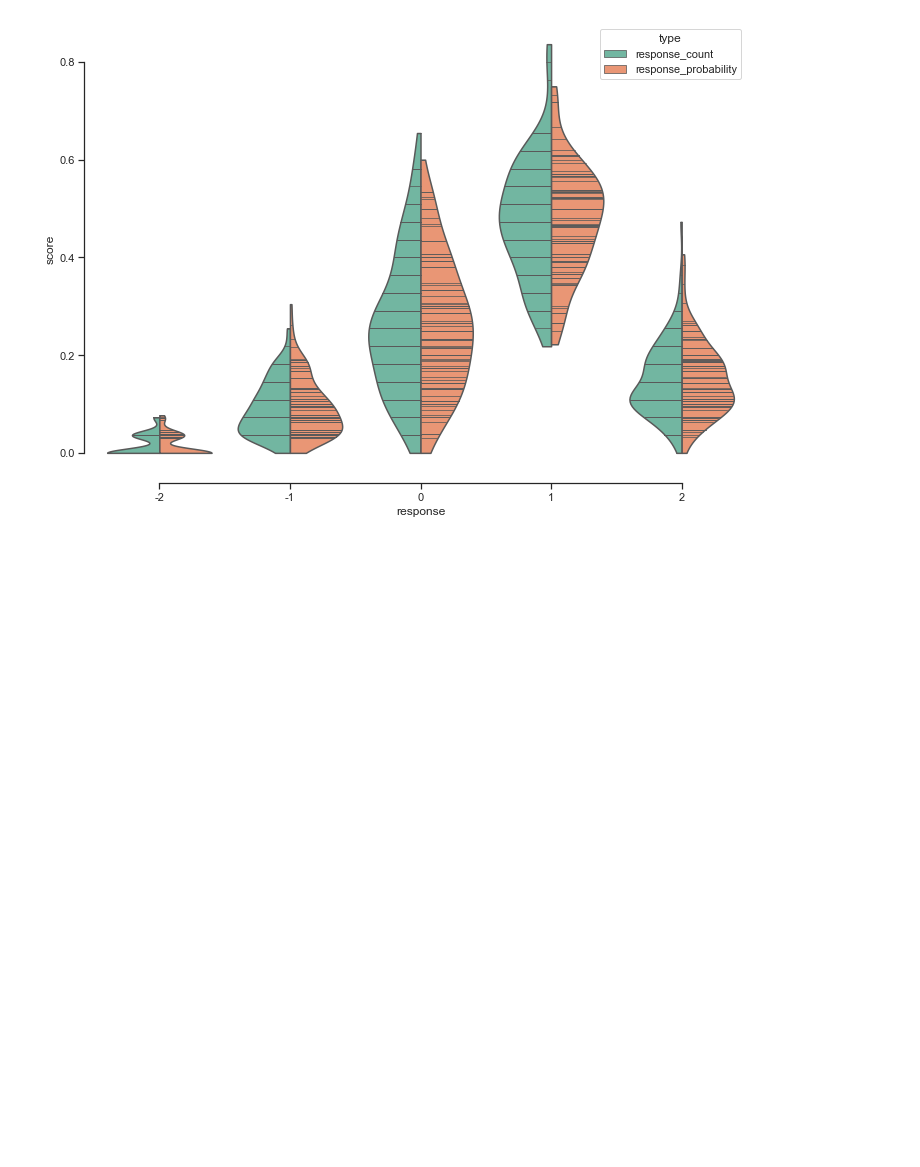
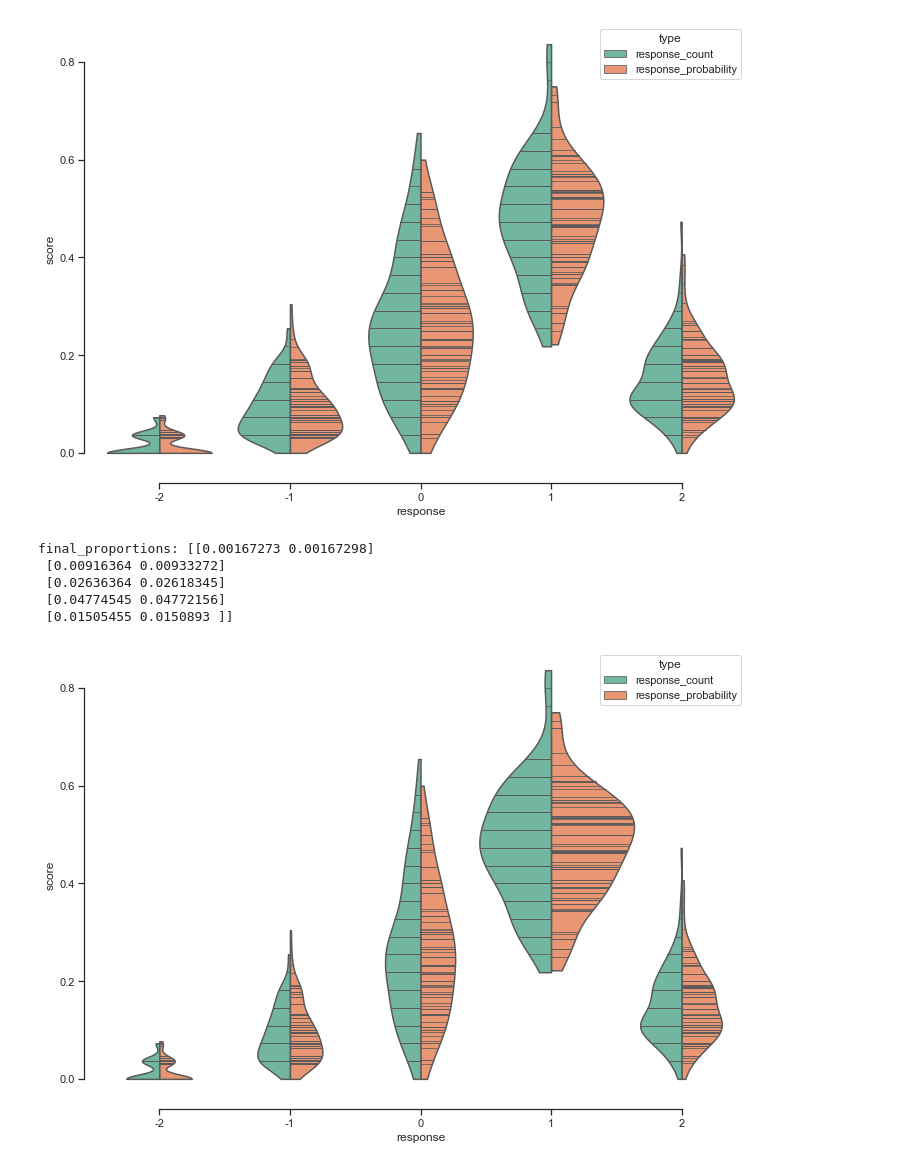
Before and after one commit to kamil-csco/seaborn, a Jupyter notebook: notebooks/demo_scale_relative_area.ipynb, the cells around one changed output. Saved outputs shown, nothing was run; the diff lists cells and outputs as text; code cells hidden in the pictures; blank space fills up the shorter version.

```diff
--- a/notebooks/demo_scale_relative_area.ipynb
+++ b/notebooks/demo_scale_relative_area.ipynb
@@ -188,3 +183,13 @@ sns.violinplot(data=stacked_joined_data, x='response', y='score', split=True, hu
 sns.despine(offset=10, trim=True);
 # %% [output]
 [figure]
+# %%
+sns.violinplot(data=stacked_joined_data, x='response', y='score', split=True, hue='type', palette='Set2', scale='relative_area', inner='stick', cut=0, width=20, scale_hue=False)
+sns.despine(offset=10, trim=True);
+# %% [output]
+final_proportions: [[0.00167273 0.00167298]
+ [0.00916364 0.00933272]
+ [0.02636364 0.02618345]
+ [0.04774545 0.04772156]
+ [0.01505455 0.0150893 ]]
+[figure, added]
```
Also changed, not shown: parts of 7 cells of this notebook, 1 other file.
